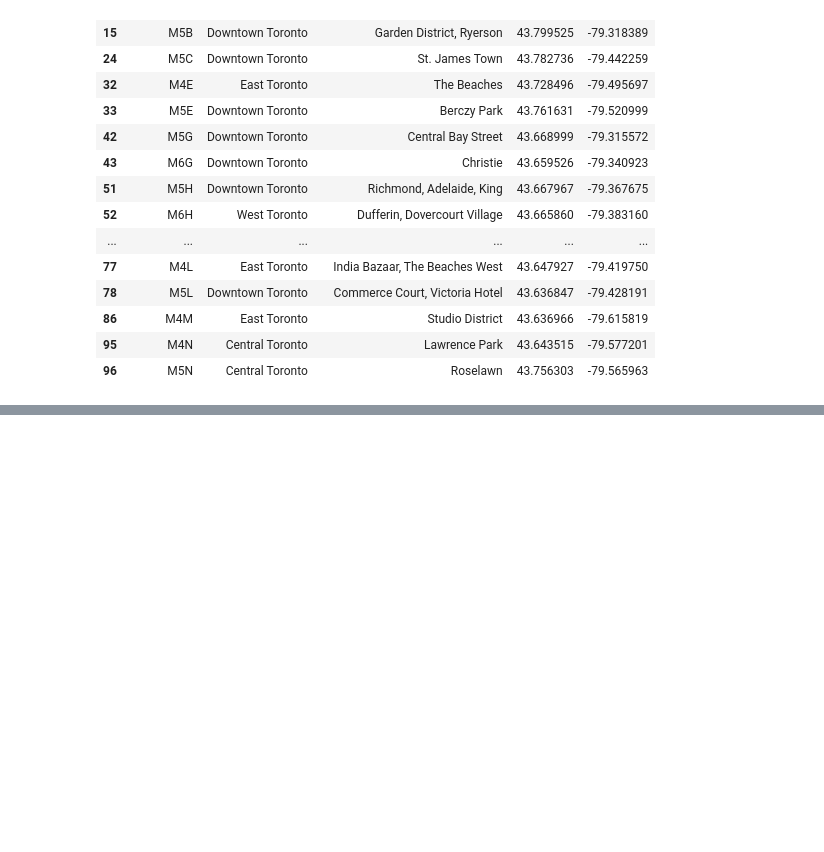
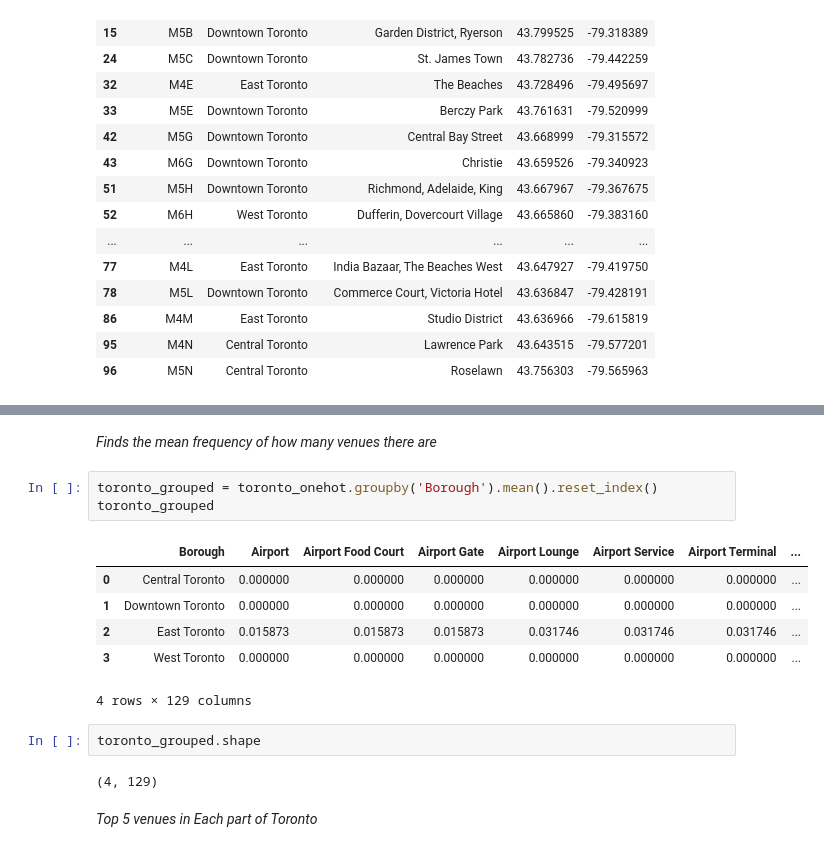
Before and after one commit to stein463/AppliedDataScienceCapstoneIBM, a Jupyter notebook: Segmenting and Clustering Neighborhoods in Toronto.ipynb, the cells around one changed output, grey strips where cells are left out. Cells and saved outputs as stored; diff of their text form; blank space fills up the shorter version.

```diff
--- a/Segmenting and Clustering Neighborhoods in Toronto.ipynb
+++ b/Segmenting and Clustering Neighborhoods in Toronto.ipynb
@@ -198,0 +358,18 @@ df3
+# %% [markdown]
+*Finds the mean frequency of how many venues there are*
+# %%
+toronto_grouped = toronto_onehot.groupby('Borough').mean().reset_index()
+toronto_grouped
+# %% [output]
+|  | Borough | Airport | Airport Food Court | Airport Gate | Airport Lounge | Airport Service | Airport Terminal | ... |
+| 0 | Central Toronto | 0.000000 | 0.000000 | 0.000000 | 0.000000 | 0.000000 | 0.000000 | ... |
+| 1 | Downtown Toronto | 0.000000 | 0.000000 | 0.000000 | 0.000000 | 0.000000 | 0.000000 | ... |
+| 2 | East Toronto | 0.015873 | 0.015873 | 0.015873 | 0.031746 | 0.031746 | 0.031746 | ... |
+| 3 | West Toronto | 0.000000 | 0.000000 | 0.000000 | 0.000000 | 0.000000 | 0.000000 | ... |
+4 rows × 129 columns
+# %%
+toronto_grouped.shape
+# %% [output]
+(4, 129)
+# %% [markdown]
+*Top 5 venues in Each part of Toronto*
```
Also changed, not shown: parts of 22 cells of this notebook.
